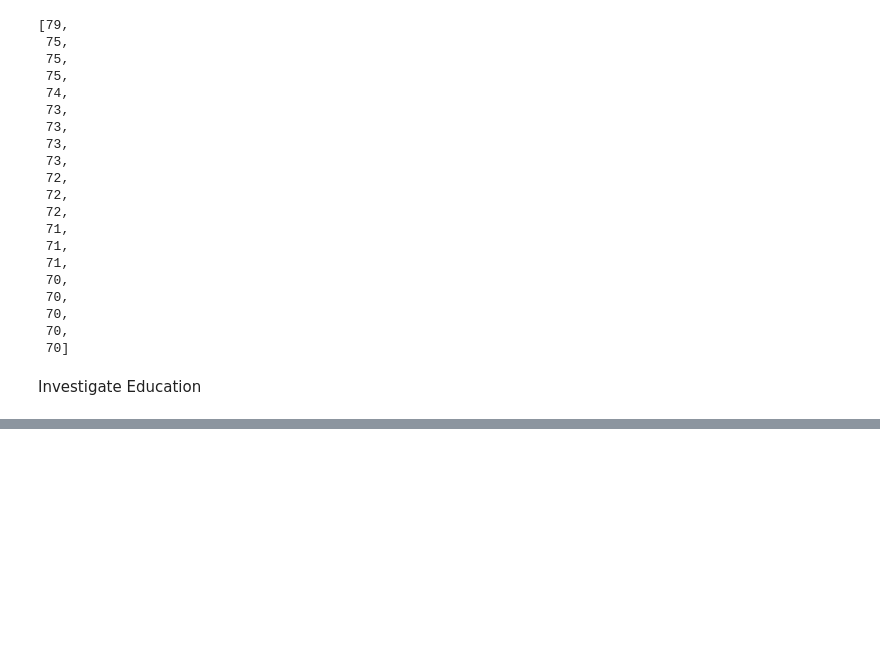
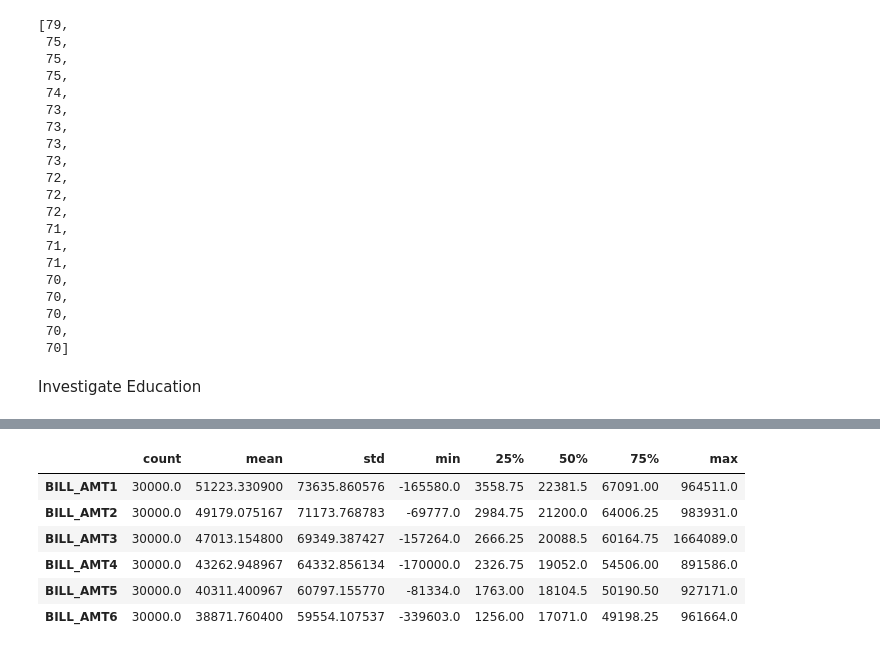
Before and after one commit to Percy5598/credit-risk-project, a Jupyter notebook: notebooks/01_data_understanding.ipynb, the cells around one changed output, grey strips where cells are left out. Saved outputs shown, nothing was run; the diff lists cells and outputs as text; code cells hidden in the pictures; blank space fills up the shorter version.

```diff
--- a/notebooks/01_data_understanding.ipynb
+++ b/notebooks/01_data_understanding.ipynb
@@ -115,0 +197,19 @@ Investigate Education
+# %%
+bill_cols = [
+    "BILL_AMT1",
+    "BILL_AMT2",
+    "BILL_AMT3",
+    "BILL_AMT4",
+    "BILL_AMT5",
+    "BILL_AMT6"
+]
+
+df[bill_cols].describe().T
+# %% [output]
+|  | count | mean | std | min | 25% | 50% | 75% | max |
+| BILL_AMT1 | 30000.0 | 51223.330900 | 73635.860576 | -165580.0 | 3558.75 | 22381.5 | 67091.00 | 964511.0 |
+| BILL_AMT2 | 30000.0 | 49179.075167 | 71173.768783 | -69777.0 | 2984.75 | 21200.0 | 64006.25 | 983931.0 |
+| BILL_AMT3 | 30000.0 | 47013.154800 | 69349.387427 | -157264.0 | 2666.25 | 20088.5 | 60164.75 | 1664089.0 |
+| BILL_AMT4 | 30000.0 | 43262.948967 | 64332.856134 | -170000.0 | 2326.75 | 19052.0 | 54506.00 | 891586.0 |
+| BILL_AMT5 | 30000.0 | 40311.400967 | 60797.155770 | -81334.0 | 1763.00 | 18104.5 | 50190.50 | 927171.0 |
+| BILL_AMT6 | 30000.0 | 38871.760400 | 59554.107537 | -339603.0 | 1256.00 | 17071.0 | 49198.25 | 961664.0 |
```
Also changed, not shown: parts of 11 cells of this notebook.
